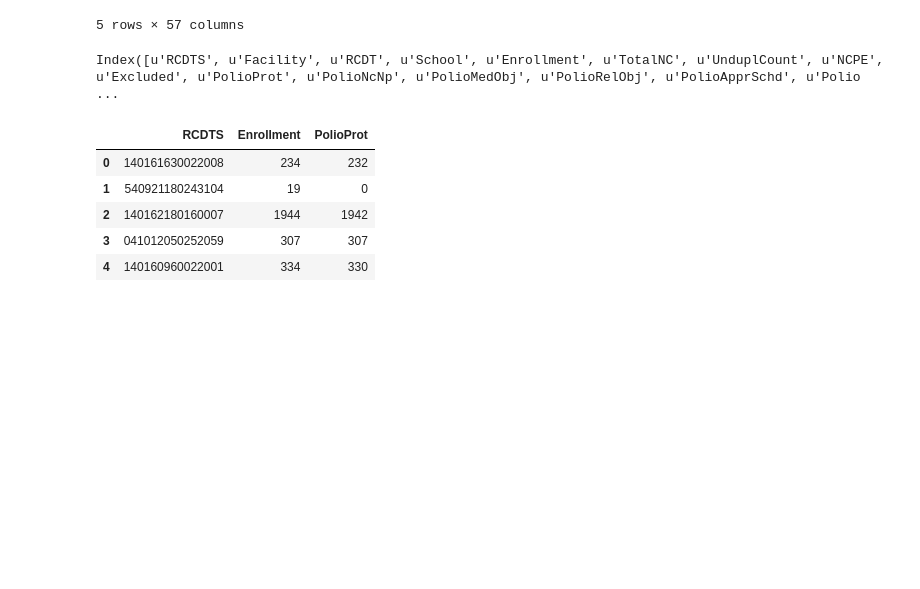
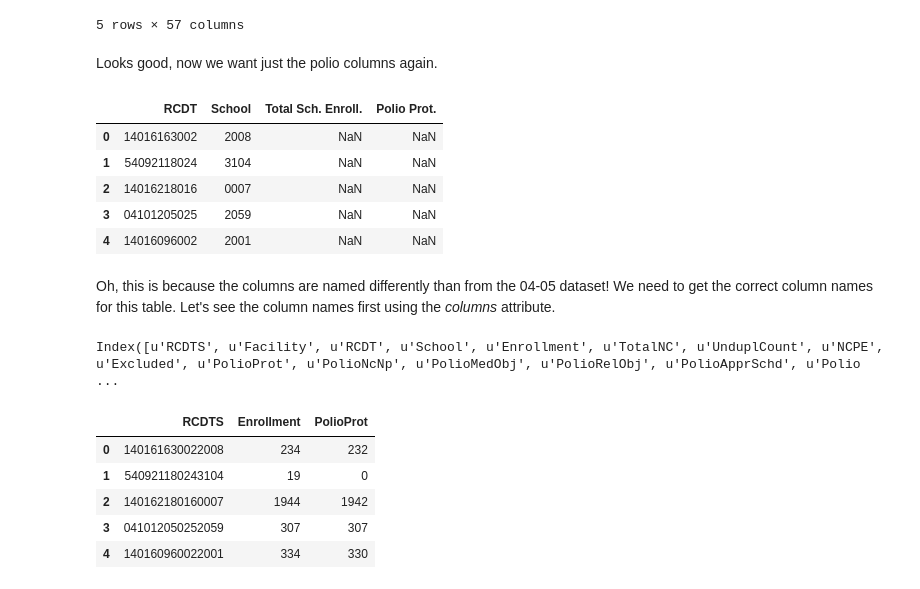
Before and after one commit to jakechen/data_cleansing_tutorial, a Jupyter notebook: notebooks/master_notebook.ipynb, the cells around one changed output. Saved outputs shown, nothing was run; the diff lists cells and outputs as text; code cells hidden in the pictures; blank space fills up the shorter version.

```diff
--- a/notebooks/master_notebook.ipynb
+++ b/notebooks/master_notebook.ipynb
@@ -159,6 +230,21 @@ df09.head()
 | 3 | 041012050252059 | A C Thompson Elem School | 04101205025 | 2059 | 307 | 1 | 0 | 1 | 0 | 307 | ... |
 | 4 | 140160960022001 | A F Ames Elem School | 14016096002 | 2001 | 334 | 1 | 0 | 1 | 0 | 330 | ... |
 5 rows × 57 columns
+# %% [markdown]
+Looks good, now we want just the polio columns again.
+# %%
+# name the columns we want to keep, the only select those columns
+columns_to_keep = ['RCDT', 'School', 'Total Sch. Enroll.', 'Polio Prot.']
+df09.ix[:, columns_to_keep].head() # takes all rows, takes only the columns in the array columns_to_keep
+# %% [output]
+|  | RCDT | School | Total Sch. Enroll. | Polio Prot. |
+| 0 | 14016163002 | 2008 | NaN | NaN |
+| 1 | 54092118024 | 3104 | NaN | NaN |
+| 2 | 14016218016 | 0007 | NaN | NaN |
+| 3 | 04101205025 | 2059 | NaN | NaN |
+| 4 | 14016096002 | 2001 | NaN | NaN |
+# %% [markdown]
+Oh, this is because the columns are named differently than from the 04-05 dataset! We need to get the correct column names for this table. Let's see the column names first using the *columns* attribute.
 # %%
 df09.columns
 # %% [output]
```
Also changed, not shown: parts of 40 cells of this notebook.
